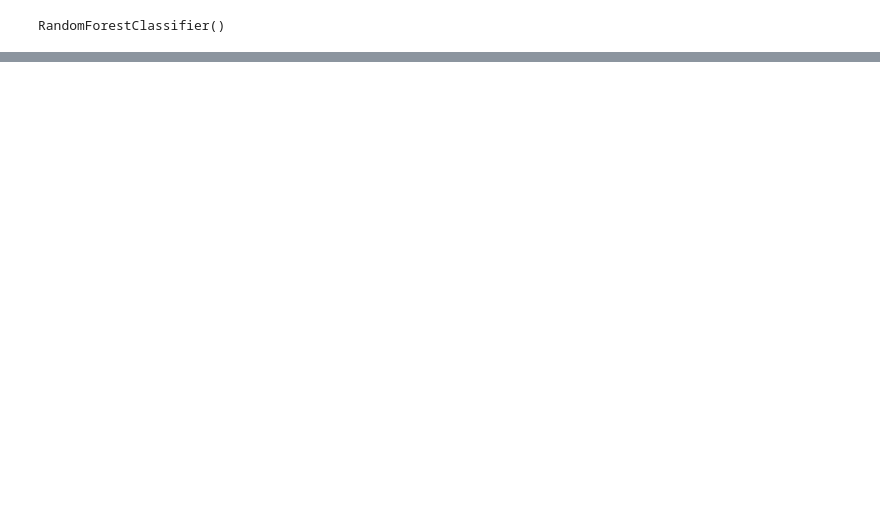
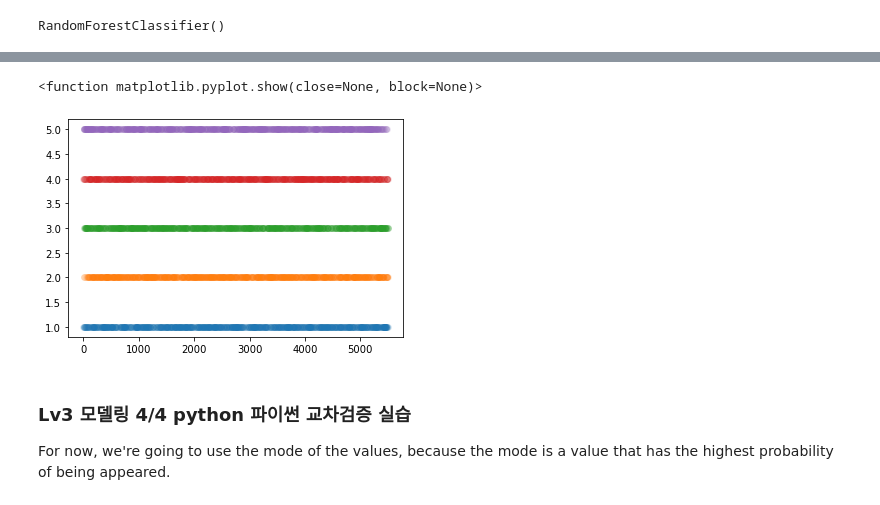
Before and after one commit to garlicvread/DataAnalysisRecapitulation, a Jupyter notebook: Day3_cross_validation_and_LGBM/daconPracticeDay3_3_modeling_and_cross_validation.ipynb, the cells around one changed output, grey strips where cells are left out. Cells and saved outputs as stored; diff of their text form; code cells hidden in the pictures; blank space fills up the shorter version.

```diff
--- a/Day3_cross_validation_and_LGBM/daconPracticeDay3_3_modeling_and_cross_validation.ipynb
+++ b/Day3_cross_validation_and_LGBM/daconPracticeDay3_3_modeling_and_cross_validation.ipynb
@@ -313,0 +370,22 @@ The general procedure of K-fold is as follows:
+# %%
+# We can do as above, but we're going to shuffle the data
+# Let's split the original data into five sub-datasets
+kf = KFold(n_splits = 5, shuffle = True, random_state = 2022)
+
+train_idx_shuffled_stored = []
+test_idx_shuffled_stored = []
+
+i = 1
+
+for train_idx, valid_idx in kf.split(train):
+    plt.scatter(valid_idx, [i for x in range(len(valid_idx))], alpha = 0.1)
+    i += 1
+
+plt.show
+# %% [output]
+<function matplotlib.pyplot.show(close=None, block=None)>
+[figure, added]
+# %% [markdown]
+### Lv3 모델링 4/4 python 파이썬 교차검증 실습
+
+For now, we're going to use the mode of the values, because the mode is a value that has the highest probability of being appeared.
```
Also changed, not shown: parts of 24 cells of this notebook.
